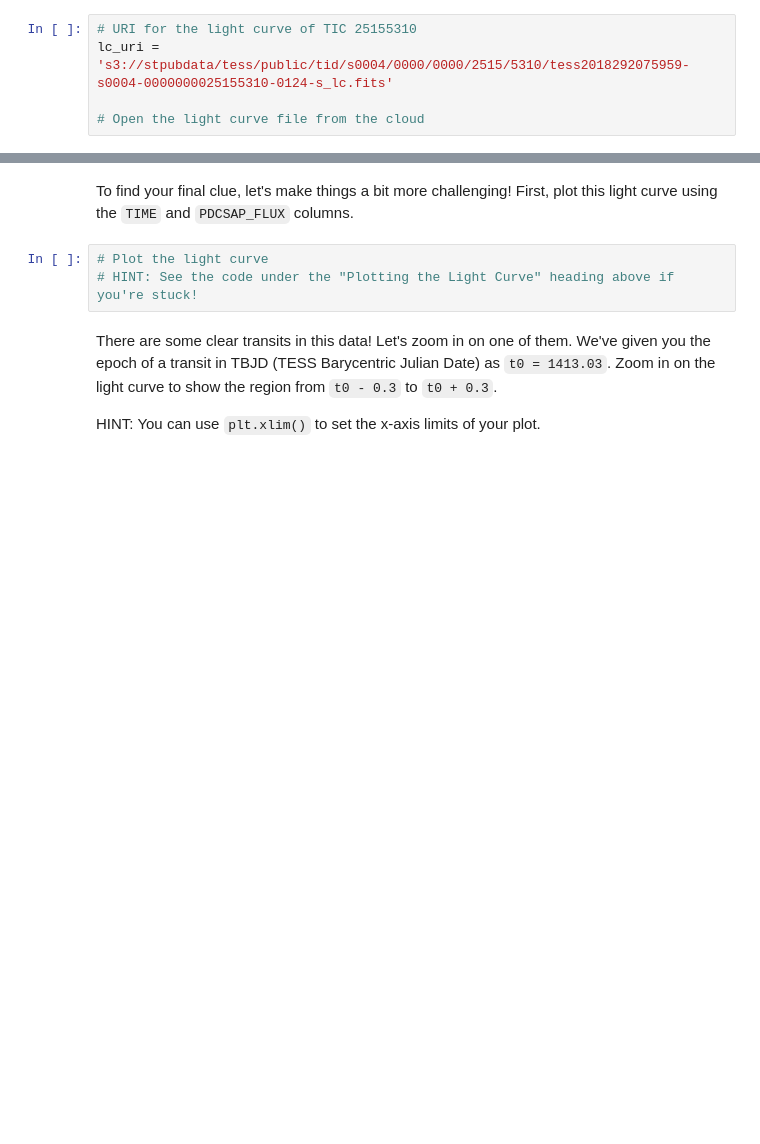
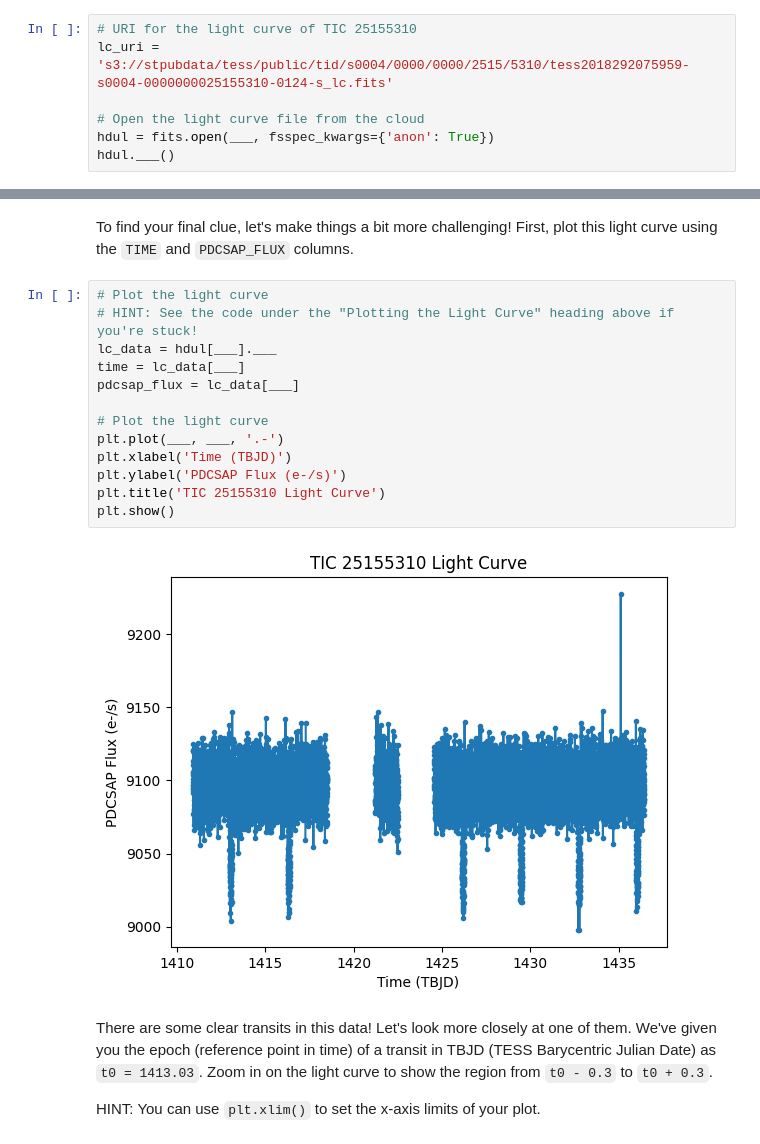
Before and after one commit to spacetelescope/2025-villanova-workshop, a Jupyter notebook: Working_with_FITS.ipynb, the cells around one changed output, grey strips where cells are left out. Cells and saved outputs as stored; diff of their text form; blank space fills up the shorter version.

Commit message:
Add in blanks, less running time on queries

```diff
--- a/Working_with_FITS.ipynb
+++ b/Working_with_FITS.ipynb
@@ -181,3 +256,5 @@ First, open the light curve from the cloud using the URI below.
 lc_uri = 's3://stpubdata/tess/public/tid/s0004/0000/0000/2515/5310/tess2018292075959-s0004-0000000025155310-0124-s_lc.fits'
 
 # Open the light curve file from the cloud
+hdul = fits.open(___, fsspec_kwargs={'anon': True})
+hdul.___()
@@ -198,8 +310,20 @@ To find your final clue, let's make things a bit more challenging! First, plot t
 # %%
 # Plot the light curve
 # HINT: See the code under the "Plotting the Light Curve" heading above if you're stuck!
+lc_data = hdul[___].___
+time = lc_data[___]
+pdcsap_flux = lc_data[___]
+
+# Plot the light curve
+plt.plot(___, ___, '.-')
+plt.xlabel('Time (TBJD)')
+plt.ylabel('PDCSAP Flux (e-/s)')
+plt.title('TIC 25155310 Light Curve')
+plt.show()
+# %% [output]
+[figure, added]
 # %% [markdown]
-There are some clear transits in this data! Let's zoom in on one of them. We've given you the epoch of a transit in TBJD (TESS Barycentric Julian Date) as `t0 = 1413.03`. Zoom in on the light curve to show the region from `t0 - 0.3` to `t0 + 0.3`.
+There are some clear transits in this data! Let's look more closely at one of them. We've given you the epoch (reference point in time) of a transit in TBJD (TESS Barycentric Julian Date) as `t0 = 1413.03`. Zoom in on the light curve to show the region from `t0 - 0.3` to `t0 + 0.3`.
 
 HINT: You can use `plt.xlim()` to set the x-axis limits of your plot.
 # %%
```
Also changed, not shown: parts of 16 cells of this notebook, 2 other files.
